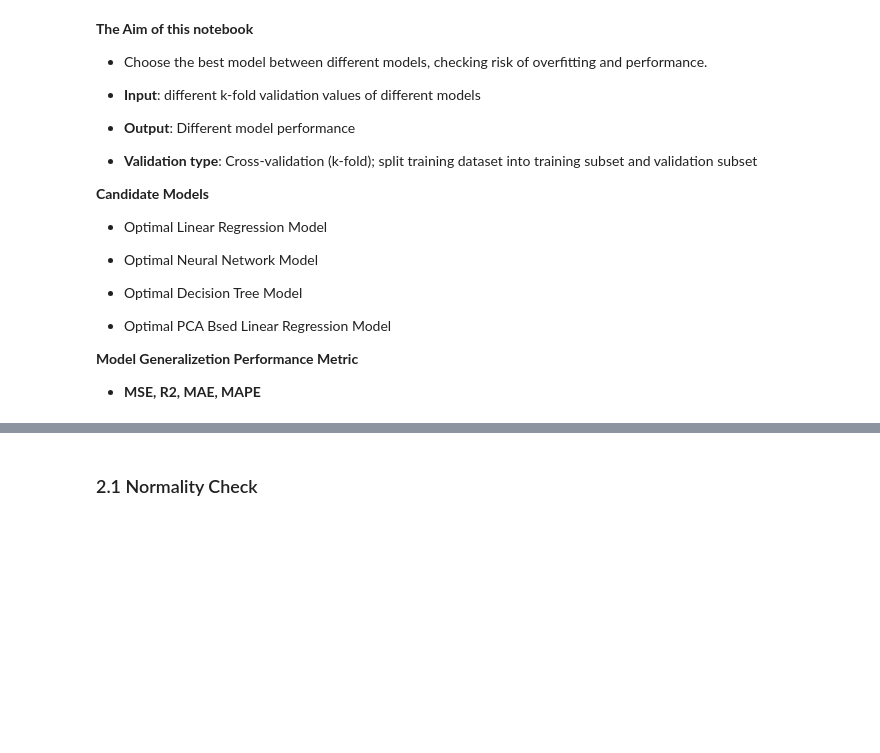
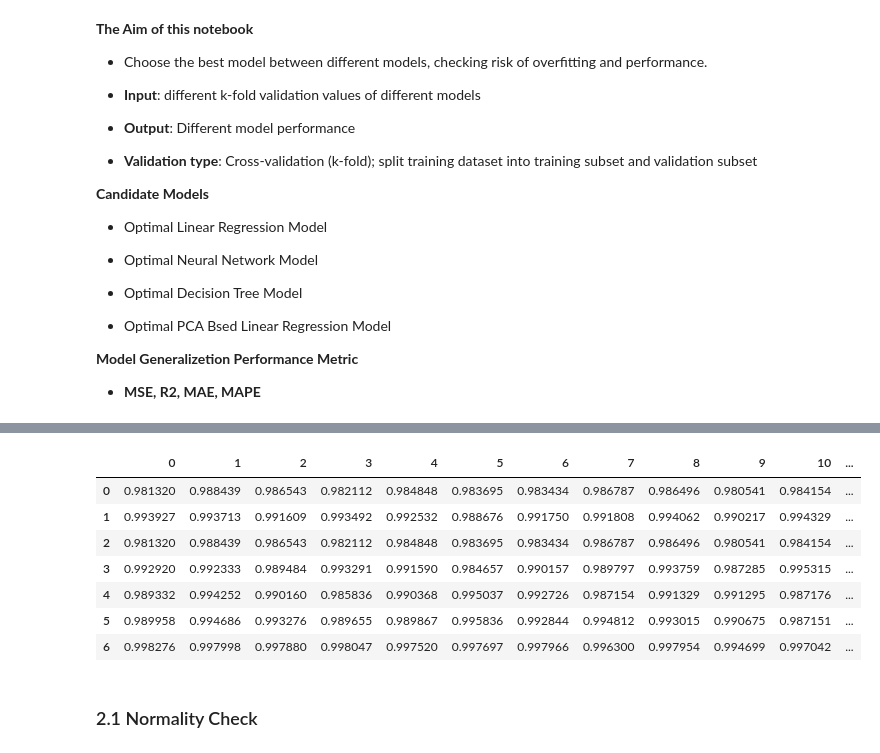
Before and after one commit to yixuan228/MSc_DE_GroupWork4, a Jupyter notebook: Scripts/Evaluation 2.ipynb, the cells around one changed output, grey strips where cells are left out. Saved outputs shown, nothing was run; the diff lists cells and outputs as text; code cells hidden in the pictures; blank space fills up the shorter version.

```diff
--- a/Scripts/Evaluation 2.ipynb
+++ b/Scripts/Evaluation 2.ipynb
@@ -57,0 +164,11 @@ def plot_pred_true(y_test, y_pred, ax):
+# %%
+pd.concat([R2s, nn_val_perforance.loc[['R2']]], axis=0, ignore_index=True)
+# %% [output]
+|  | 0 | 1 | 2 | 3 | 4 | 5 | 6 | 7 | 8 | 9 | 10 | ... |
+| 0 | 0.981320 | 0.988439 | 0.986543 | 0.982112 | 0.984848 | 0.983695 | 0.983434 | 0.986787 | 0.986496 | 0.980541 | 0.984154 | ... |
+| 1 | 0.993927 | 0.993713 | 0.991609 | 0.993492 | 0.992532 | 0.988676 | 0.991750 | 0.991808 | 0.994062 | 0.990217 | 0.994329 | ... |
+| 2 | 0.981320 | 0.988439 | 0.986543 | 0.982112 | 0.984848 | 0.983695 | 0.983434 | 0.986787 | 0.986496 | 0.980541 | 0.984154 | ... |
+| 3 | 0.992920 | 0.992333 | 0.989484 | 0.993291 | 0.991590 | 0.984657 | 0.990157 | 0.989797 | 0.993759 | 0.987285 | 0.995315 | ... |
+| 4 | 0.989332 | 0.994252 | 0.990160 | 0.985836 | 0.990368 | 0.995037 | 0.992726 | 0.987154 | 0.991329 | 0.991295 | 0.987176 | ... |
+| 5 | 0.989958 | 0.994686 | 0.993276 | 0.989655 | 0.989867 | 0.995836 | 0.992844 | 0.994812 | 0.993015 | 0.990675 | 0.987151 | ... |
+| 6 | 0.998276 | 0.997998 | 0.997880 | 0.998047 | 0.997520 | 0.997697 | 0.997966 | 0.996300 | 0.997954 | 0.994699 | 0.997042 | ... |
```
Also changed, not shown: parts of 41 cells of this notebook, 3 other files.
